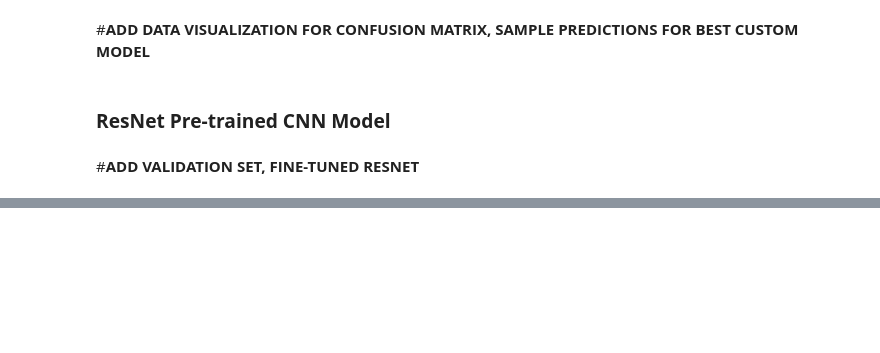
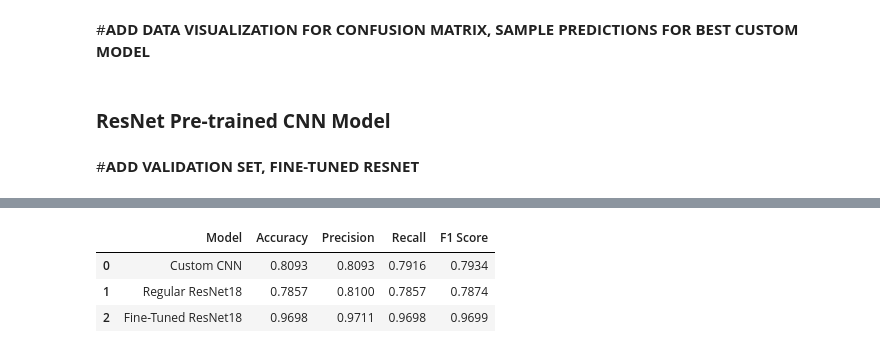
Before and after one commit to lexinejazly-asuncion/Sign-Language-Classification, a Jupyter notebook: Sign_Language_Classification.ipynb, the cells around one changed output, grey strips where cells are left out. Saved outputs shown, nothing was run; the diff lists cells and outputs as text; code cells hidden in the pictures; blank space fills up the shorter version.

```diff
--- a/Sign_Language_Classification.ipynb
+++ b/Sign_Language_Classification.ipynb
@@ -866,0 +979,15 @@ Weighted F1 Score: 0.9790
+# %%
+results = pd.DataFrame({
+    "Model": ["Custom CNN", "Regular ResNet18", "Fine-Tuned ResNet18"],
+    "Accuracy":  [0.8093, 0.7857, 0.9698],
+    "Precision": [0.8093, 0.8100, 0.9711],
+    "Recall":    [0.7916, 0.7857, 0.9698],
+    "F1 Score":  [0.7934, 0.7874, 0.9699],
+})
+
+results
+# %% [output]
+|  | Model | Accuracy | Precision | Recall | F1 Score |
+| 0 | Custom CNN | 0.8093 | 0.8093 | 0.7916 | 0.7934 |
+| 1 | Regular ResNet18 | 0.7857 | 0.8100 | 0.7857 | 0.7874 |
+| 2 | Fine-Tuned ResNet18 | 0.9698 | 0.9711 | 0.9698 | 0.9699 |
```
Also changed, not shown: parts of 8 cells of this notebook.
